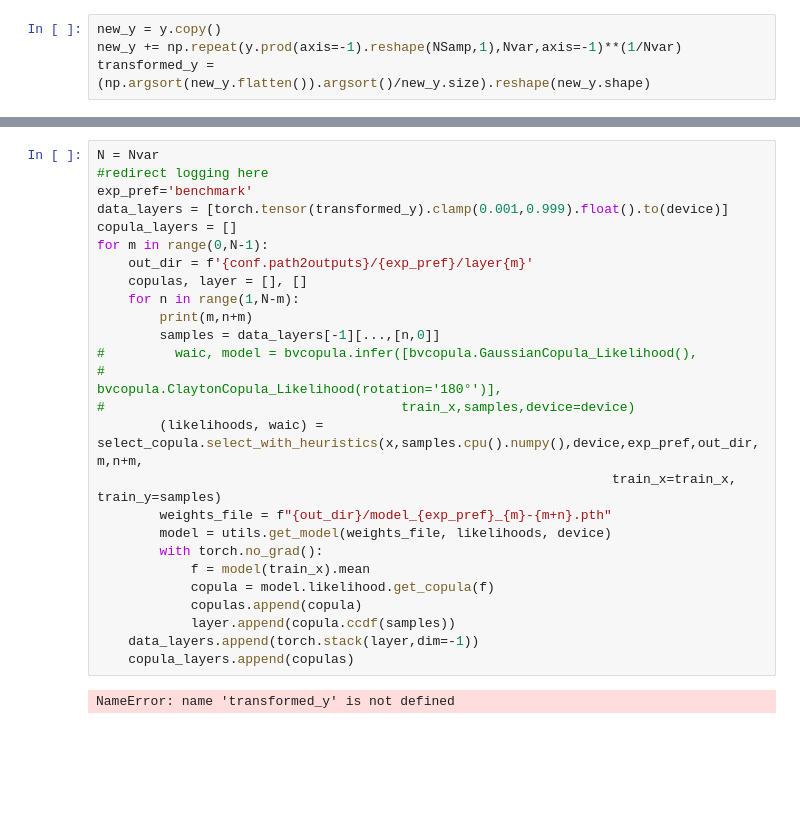
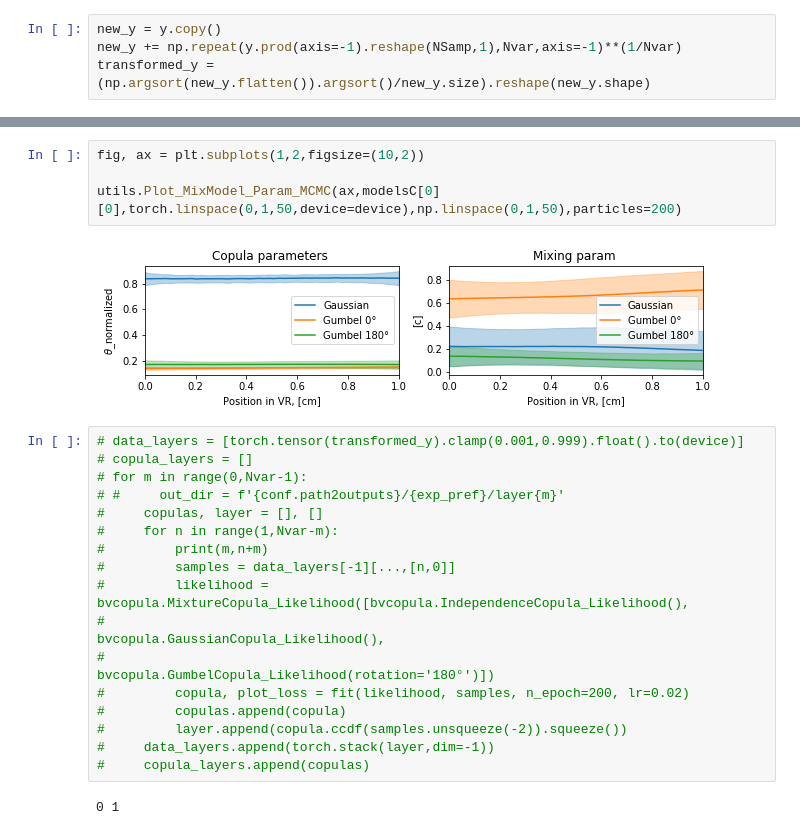
Before and after one commit to NinelK/CopulaGP, a Jupyter notebook: notebooks/vine/Benchmark_Gauss.ipynb, the cells around one changed output, grey strips where cells are left out. Saved outputs shown, nothing was run; the diff lists cells and outputs as text; blank space fills up the shorter version.

```diff
--- a/notebooks/vine/Benchmark_Gauss.ipynb
+++ b/notebooks/vine/Benchmark_Gauss.ipynb
@@ -82,28 +134,25 @@ plt.hist(transformed_y[:,0])
+# %%
+fig, ax = plt.subplots(1,2,figsize=(10,2))
+
+utils.Plot_MixModel_Param_MCMC(ax,modelsC[0][0],torch.linspace(0,1,50,device=device),np.linspace(0,1,50),particles=200)
+# %% [output]
+[figure, added]
 # %%
-N = Nvar
-#redirect logging here
-exp_pref='benchmark'
-data_layers = [torch.tensor(transformed_y).clamp(0.001,0.999).float().to(device)]
-copula_layers = []
-for m in range(0,N-1):
-    out_dir = f'{conf.path2outputs}/{exp_pref}/layer{m}'
-    copulas, layer = [], []
-    for n in range(1,N-m):
-        print(m,n+m)
-        samples = data_layers[-1][...,[n,0]]
-#         waic, model = bvcopula.infer([bvcopula.GaussianCopula_Likelihood(),
-#                                         bvcopula.ClaytonCopula_Likelihood(rotation='180°')],
-#                                      train_x,samples,device=device)
-        (likelihoods, waic) = select_copula.select_with_heuristics(x,samples.cpu().numpy(),device,exp_pref,out_dir,m,n+m,
-                                                                  train_x=train_x, train_y=samples)
-        weights_file = f"{out_dir}/model_{exp_pref}_{m}-{m+n}.pth"
-        model = utils.get_model(weights_file, likelihoods, device)
-        with torch.no_grad():
-            f = model(train_x).mean
-            copula = model.likelihood.get_copula(f)
-            copulas.append(copula)
-            layer.append(copula.ccdf(samples))
-    data_layers.append(torch.stack(layer,dim=-1))
-    copula_layers.append(copulas)
+# data_layers = [torch.tensor(transformed_y).clamp(0.001,0.999).float().to(device)]
+# copula_layers = []
+# for m in range(0,Nvar-1):
+# #     out_dir = f'{conf.path2outputs}/{exp_pref}/layer{m}'
+#     copulas, layer = [], []
+#     for n in range(1,Nvar-m):
+#         print(m,n+m)
+#         samples = data_layers[-1][...,[n,0]]
+#         likelihood = bvcopula.MixtureCopula_Likelihood([bvcopula.IndependenceCopula_Likelihood(),
+#                                                         bvcopula.GaussianCopula_Likelihood(),
+#                                         bvcopula.GumbelCopula_Likelihood(rotation='180°')])
+#         copula, plot_loss = fit(likelihood, samples, n_epoch=200, lr=0.02)
+#         copulas.append(copula)
+#         layer.append(copula.ccdf(samples.unsqueeze(-2)).squeeze())
+#     data_layers.append(torch.stack(layer,dim=-1))
+#     copula_layers.append(copulas)
 # %% [output]
-NameError: name 'transformed_y' is not defined
+0 1
```
Also changed, not shown: parts of 28 cells of this notebook, 13 other files.
